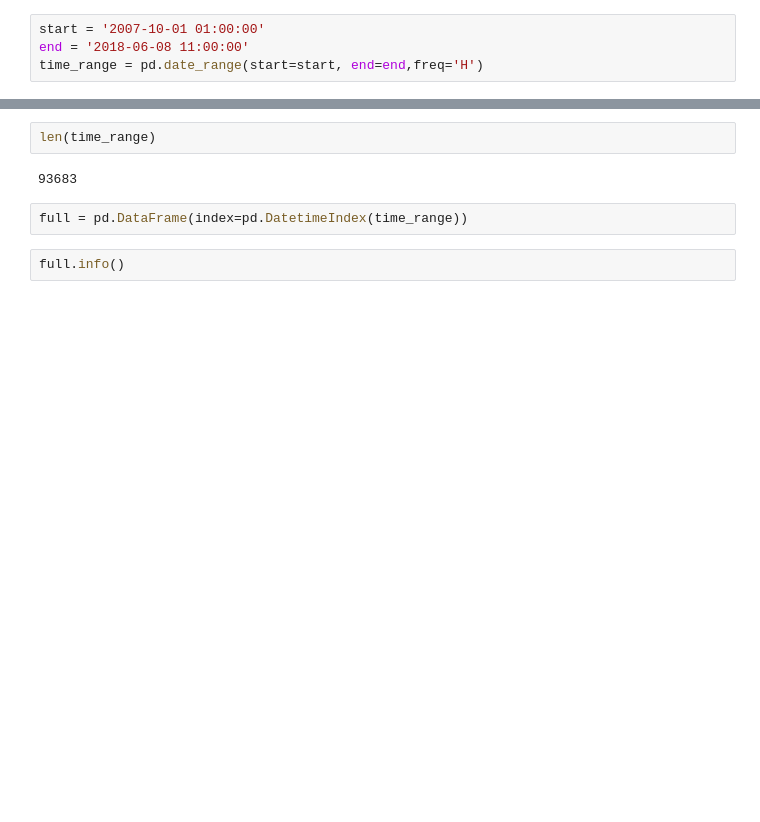
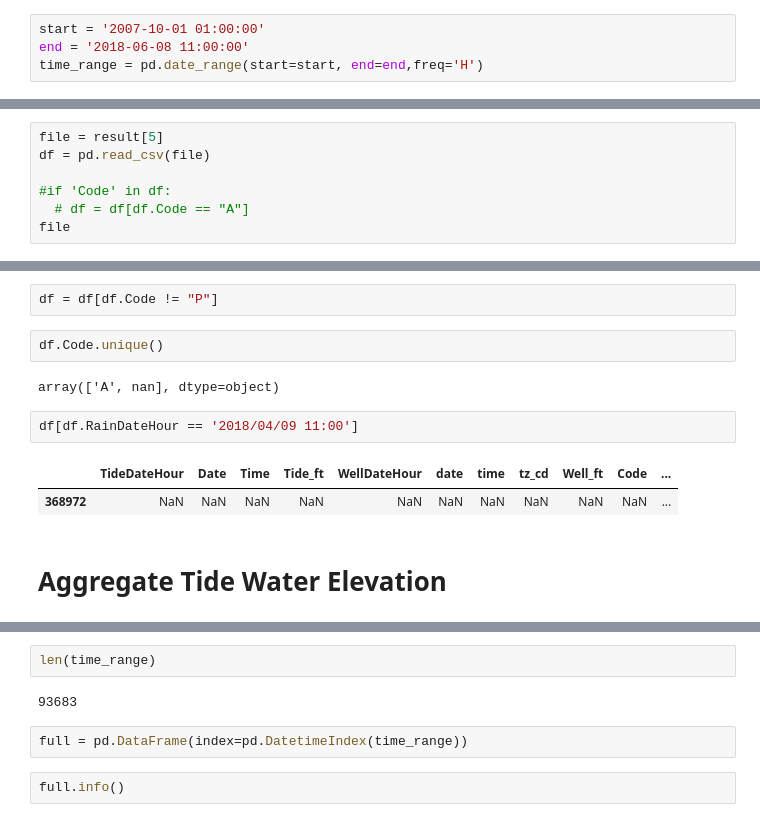
Before and after one commit to ccnobbli/Fall2_Homework, a Jupyter notebook: data/Well Data_Split/Aggregate All Well Data.ipynb, the cells around one changed output, grey strips where cells are left out. Cells and saved outputs as stored; diff of their text form; blank space fills up the shorter version.

```diff
--- a/data/Well Data_Split/Aggregate All Well Data.ipynb
+++ b/data/Well Data_Split/Aggregate All Well Data.ipynb
@@ -36,0 +32,7 @@ len(time_range)
+# %%
+file = result[5]
+df = pd.read_csv(file)
+
+#if 'Code' in df:
+  # df = df[df.Code == "A"]
+file
@@ -36,0 +49,13 @@ len(time_range)
+# %%
+df = df[df.Code != "P"]
+# %%
+df.Code.unique()
+# %% [output]
+array(['A', nan], dtype=object)
+# %%
+df[df.RainDateHour == '2018/04/09 11:00']
+# %% [output]
+|  | TideDateHour | Date | Time | Tide_ft | WellDateHour | date | time | tz_cd | Well_ft | Code | ... |
+| 368972 | NaN | NaN | NaN | NaN | NaN | NaN | NaN | NaN | NaN | NaN | ... |
+# %% [markdown]
+# Aggregate Tide Water Elevation
```
Also changed, not shown: parts of 44 cells of this notebook, 36 other files.
